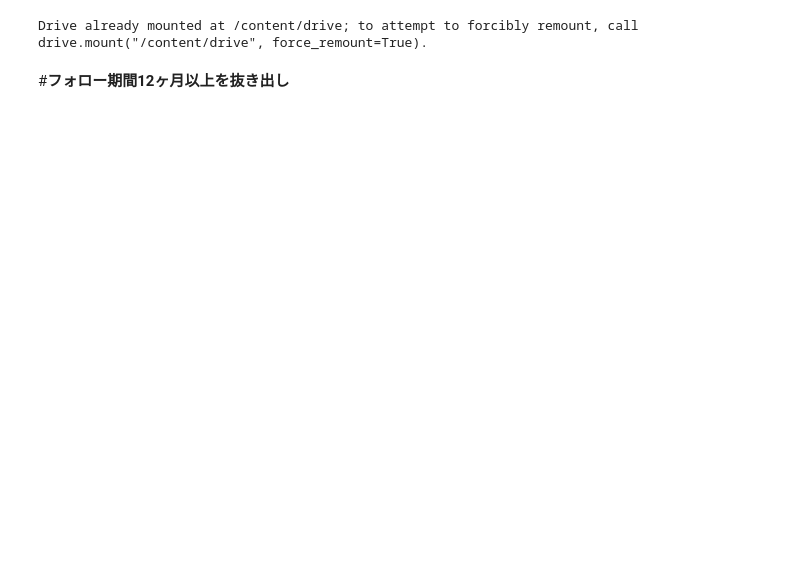
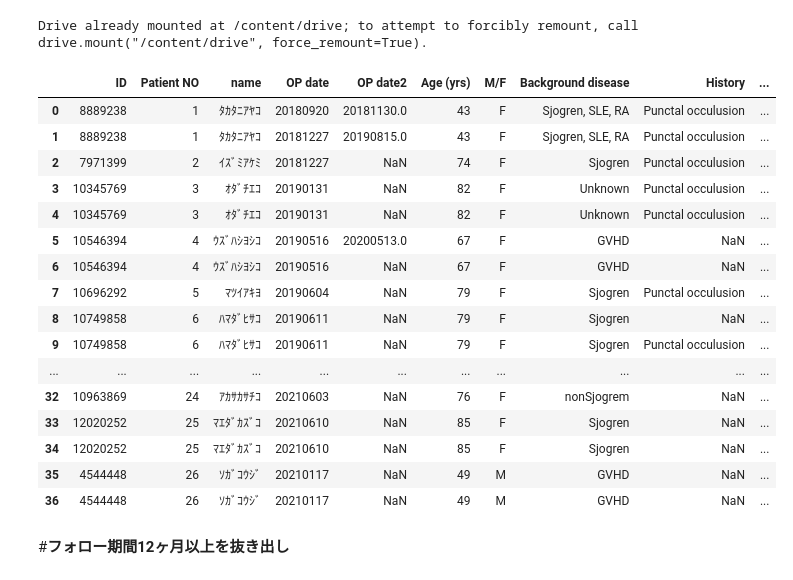
Before and after one commit to ykitaguchi77/statistics_for_articles, a Jupyter notebook: Canalicular_excision.ipynb, the cells around one changed output. Saved outputs shown, nothing was run; the diff lists cells and outputs as text; code cells hidden in the pictures; blank space fills up the shorter version.

```diff
--- a/Canalicular_excision.ipynb
+++ b/Canalicular_excision.ipynb
@@ -23,10 +23,29 @@ import math
 # %%
 csv_path = "/content/drive/MyDrive/作成中の論文/涙小管切断/涙小管切除症例1.1.csv"
 
 #Open csv
 #with codecs.open(csv_path, "r", "Shift-JIS", "ignore") as file:
 with codecs.open(csv_path, "r", "UTF-8", "ignore") as file:
         df = pd.read_csv(file, index_col=None, header=0)
+df
+# %% [output]
+|  | ID | Patient NO | name | OP date | OP date2 | Age (yrs) | M/F | Background disease | History | ... |
+| 0 | 8889238 | 1 | ﾀｶﾀﾆｱﾔｺ | 20180920 | 20181130.0 | 43 | F | Sjogren, SLE, RA | Punctal occulusion | ... |
+| 1 | 8889238 | 1 | ﾀｶﾀﾆｱﾔｺ | 20181227 | 20190815.0 | 43 | F | Sjogren, SLE, RA | Punctal occulusion | ... |
+| 2 | 7971399 | 2 | ｲｽﾞﾐｱｹﾐ | 20181227 | NaN | 74 | F | Sjogren | Punctal occulusion | ... |
+| 3 | 10345769 | 3 | ｵﾀﾞﾁｴｺ | 20190131 | NaN | 82 | F | Unknown | Punctal occulusion | ... |
+| 4 | 10345769 | 3 | ｵﾀﾞﾁｴｺ | 20190131 | NaN | 82 | F | Unknown | Punctal occulusion | ... |
+| 5 | 10546394 | 4 | ｳｽﾞﾊｼﾖｼｺ | 20190516 | 20200513.0 | 67 | F | GVHD | NaN | ... |
+| 6 | 10546394 | 4 | ｳｽﾞﾊｼﾖｼｺ | 20190516 | NaN | 67 | F | GVHD | NaN | ... |
+| 7 | 10696292 | 5 | ﾏﾂｲｱｷﾖ | 20190604 | NaN | 79 | F | Sjogren | Punctal occulusion | ... |
+| 8 | 10749858 | 6 | ﾊﾏﾀﾞﾋｻｺ | 20190611 | NaN | 79 | F | Sjogren | NaN | ... |
+| 9 | 10749858 | 6 | ﾊﾏﾀﾞﾋｻｺ | 20190611 | NaN | 79 | F | Sjogren | Punctal occulusion | ... |
+| ... | ... | ... | ... | ... | ... | ... | ... | ... | ... | ... |
+| 32 | 10963869 | 24 | ｱｶｻｶｻﾁｺ | 20210603 | NaN | 76 | F | nonSjogrem | NaN | ... |
+| 33 | 12020252 | 25 | ﾏｴﾀﾞｶｽﾞｺ | 20210610 | NaN | 85 | F | Sjogren | NaN | ... |
+| 34 | 12020252 | 25 | ﾏｴﾀﾞｶｽﾞｺ | 20210610 | NaN | 85 | F | Sjogren | NaN | ... |
+| 35 | 4544448 | 26 | ｿｶﾞｺｳｼﾞ | 20210117 | NaN | 49 | M | GVHD | NaN | ... |
+| 36 | 4544448 | 26 | ｿｶﾞｺｳｼﾞ | 20210117 | NaN | 49 | M | GVHD | NaN | ... |
 # %% [markdown]
 #**フォロー期間12ヶ月以上を抜き出し**
 # %%
```
Also changed, not shown: parts of 4 cells of this notebook.
